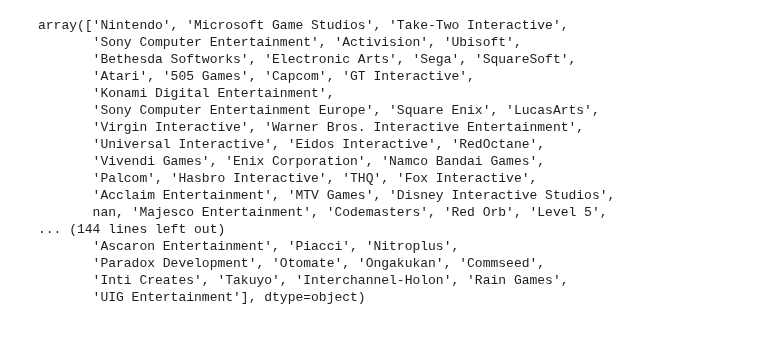
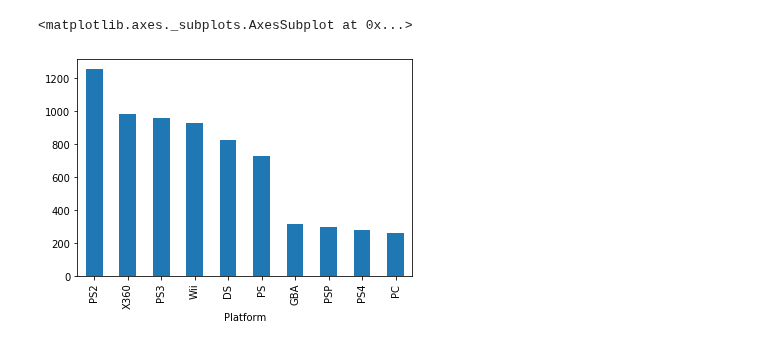
Before and after one commit to Spaynkee/kaggle, a Jupyter notebook: Datasets/vgsales/vgsales.ipynb, the cells around one changed output. Cells and saved outputs as stored; diff of their text form; code cells hidden in the pictures.

```diff
--- a/Datasets/vgsales/vgsales.ipynb
+++ b/Datasets/vgsales/vgsales.ipynb
@@ -35,21 +10,0 @@ Name: Global_Sales, dtype: float64
-# %%
-data_oh['Publisher'].unique()
-# jeebus, maybe there's a world in which I dummy these too, idk.
-# %% [output]
-array(['Nintendo', 'Microsoft Game Studios', 'Take-Two Interactive',
-       'Sony Computer Entertainment', 'Activision', 'Ubisoft',
-       'Bethesda Softworks', 'Electronic Arts', 'Sega', 'SquareSoft',
-       'Atari', '505 Games', 'Capcom', 'GT Interactive',
-       'Konami Digital Entertainment',
-       'Sony Computer Entertainment Europe', 'Square Enix', 'LucasArts',
-       'Virgin Interactive', 'Warner Bros. Interactive Entertainment',
-       'Universal Interactive', 'Eidos Interactive', 'RedOctane',
-       'Vivendi Games', 'Enix Corporation', 'Namco Bandai Games',
-       'Palcom', 'Hasbro Interactive', 'THQ', 'Fox Interactive',
-       'Acclaim Entertainment', 'MTV Games', 'Disney Interactive Studios',
-       nan, 'Majesco Entertainment', 'Codemasters', 'Red Orb', 'Level 5',
-... (144 lines left out)
-       'Ascaron Entertainment', 'Piacci', 'Nitroplus',
-       'Paradox Development', 'Otomate', 'Ongakukan', 'Commseed',
-       'Inti Creates', 'Takuyo', 'Interchannel-Holon', 'Rain Games',
-       'UIG Entertainment'], dtype=object)
@@ -61,0 +13,6 @@ array(['Nintendo', 'Microsoft Game Studios', 'Take-Two Interactive',
+# %%
+# plot platform by year, top 10
+data.groupby('Platform')['Global_Sales'].sum().sort_values(ascending=False).head(10).plot(kind="bar")
+# %% [output]
+<matplotlib.axes._subplots.AxesSubplot at 0x...>
+[figure, added]
```
Also changed, not shown: parts of 18 cells of this notebook.
